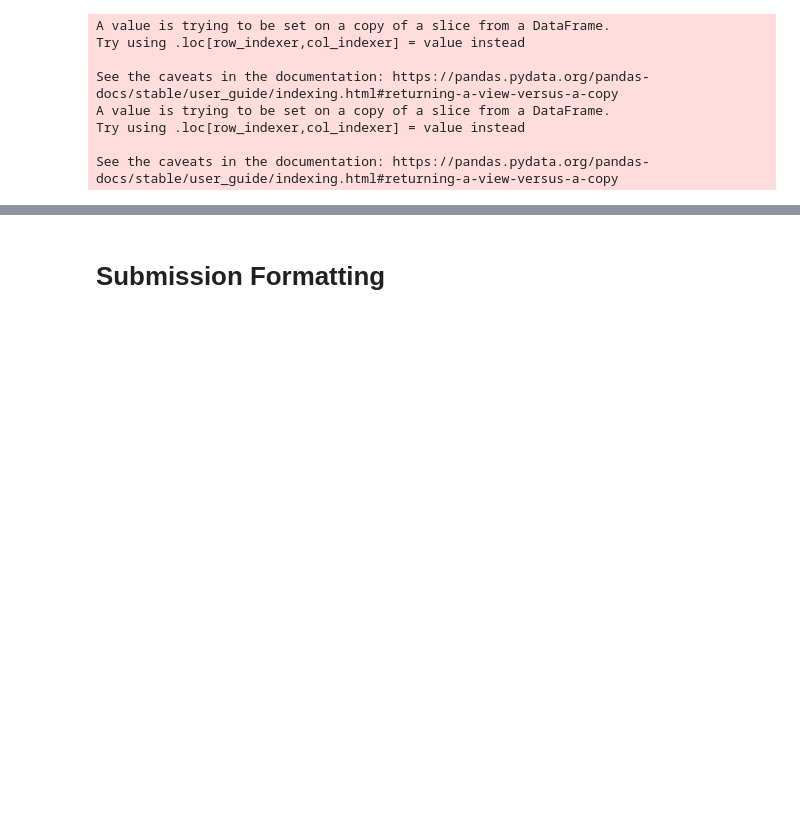
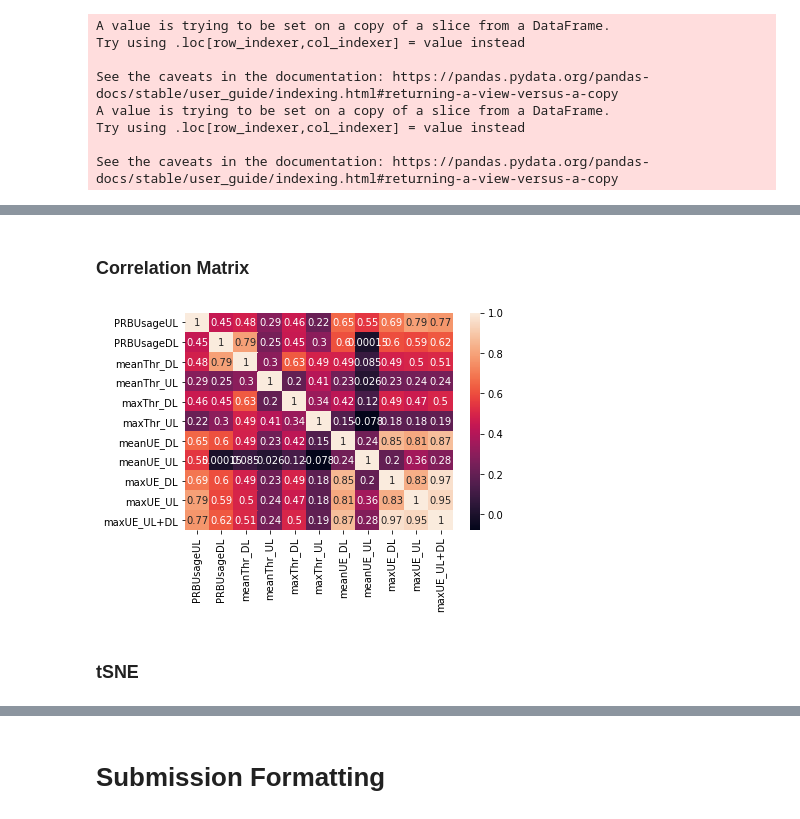
Before and after one commit to sergio-gimenez/anomaly-4G-detection, a Jupyter notebook: MLEARN_Competition_GimenezCastell.ipynb, the cells around one changed output, grey strips where cells are left out. Saved outputs shown, nothing was run; the diff lists cells and outputs as text; code cells hidden in the pictures; blank space fills up the shorter version.

```diff
--- a/MLEARN_Competition_GimenezCastell.ipynb
+++ b/MLEARN_Competition_GimenezCastell.ipynb
@@ -126,0 +130,10 @@ plt.show()
+# %% [markdown]
+### Correlation Matrix
+# %%
+corrMatrix = X.corr()
+sns.heatmap(corrMatrix, annot=True)
+plt.show()
+# %% [output]
+[figure, added]
+# %% [markdown]
+### tSNE
```
Also changed, not shown: parts of 13 cells of this notebook.
